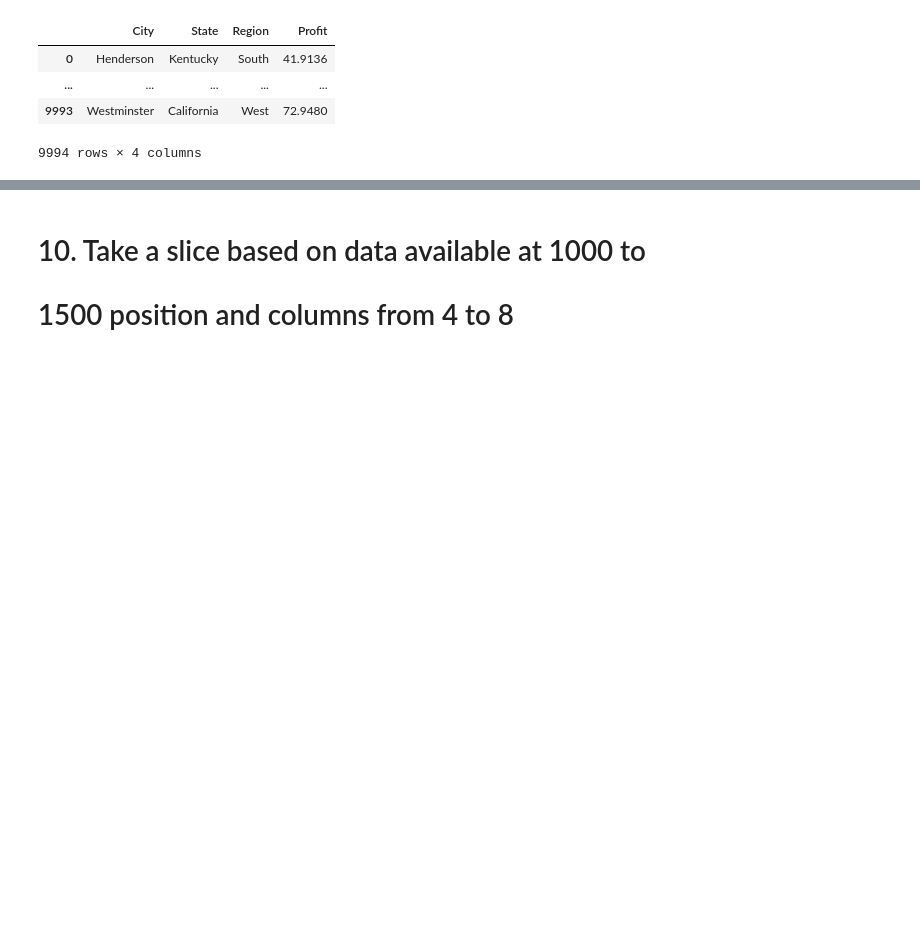
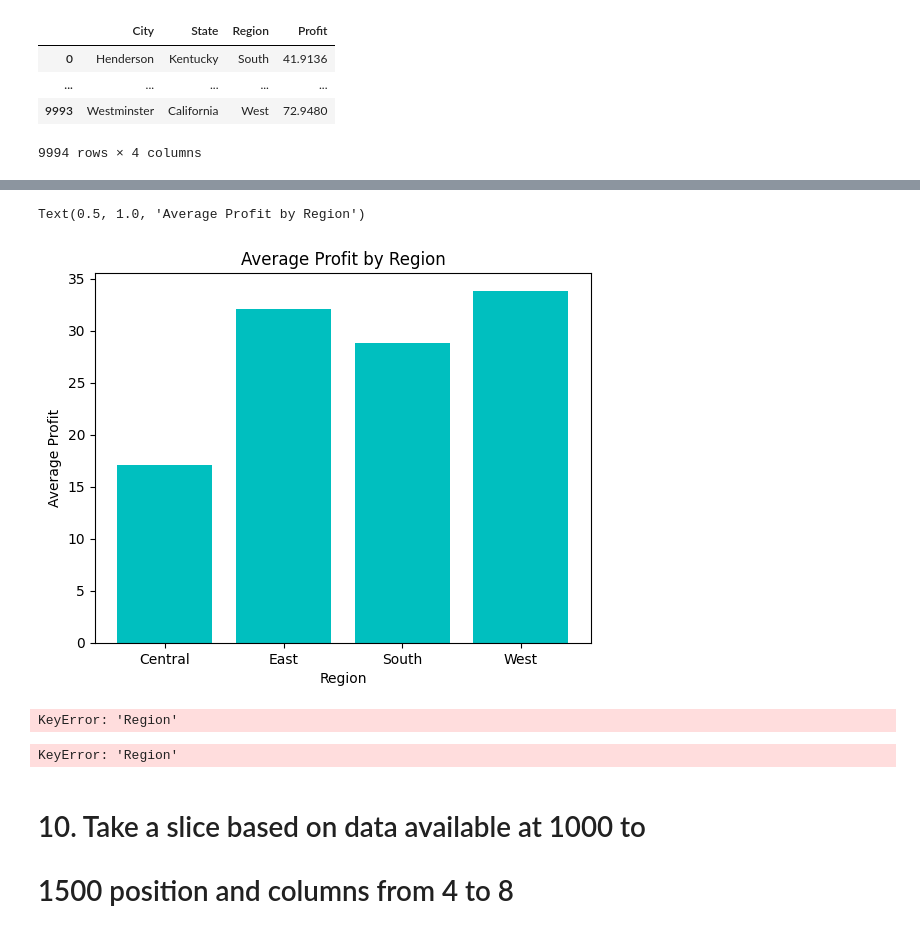
Before and after one commit to Rughwed/BIZ-METRIC, a Jupyter notebook: panda/a.ipynb, the cells around one changed output, grey strips where cells are left out. Cells and saved outputs as stored; diff of their text form; code cells hidden in the pictures; blank space fills up the shorter version.

```diff
--- a/panda/a.ipynb
+++ b/panda/a.ipynb
@@ -104,10 +104,15 @@ pd.options.display.min_rows= 3
 # 9.take a slice from the dataframe based on the
 # columns city, state, region, profit columns
 # %%
-read.loc(axis=1)['City','State','Region','Profit']
+csr = read.loc(axis=1)['City','State','Region','Profit']
+csr
 # %% [output]
 |  | City | State | Region | Profit |
 | 0 | Henderson | Kentucky | South | 41.9136 |
 | ... | ... | ... | ... | ... |
 | 9993 | Westminster | California | West | 72.9480 |
 9994 rows × 4 columns
+# %%
+graph = csr.groupby("Region")["Profit"].mean()
+dg = pd.DataFrame(graph)
+dg
@@ -113,0 +128,12 @@ read.loc(axis=1)['City','State','Region','Profit']
+# %%
+pl.bar(dg.index,dg["Profit"],color='c')
+pl.xlabel("Region")
+pl.ylabel("Average Profit")
+pl.title("Average Profit by Region")
+# %% [output]
+Text(0.5, 1.0, 'Average Profit by Region')
+[figure, added]
+# %%
+dg["Region"]
+# %% [output]
+KeyError: 'Region'
@@ -114,3 +142,7 @@ read.loc(axis=1)['City','State','Region','Profit']
+# %%
+pl.bar(dg["Region"],dg["Profit"])
+# %% [output]
+KeyError: 'Region'
 # %% [markdown]
 # 10. Take a slice based on data available at 1000 to
  # 1500 position and columns from 4 to 8
```
Also changed, not shown: parts of 4 cells of this notebook.
